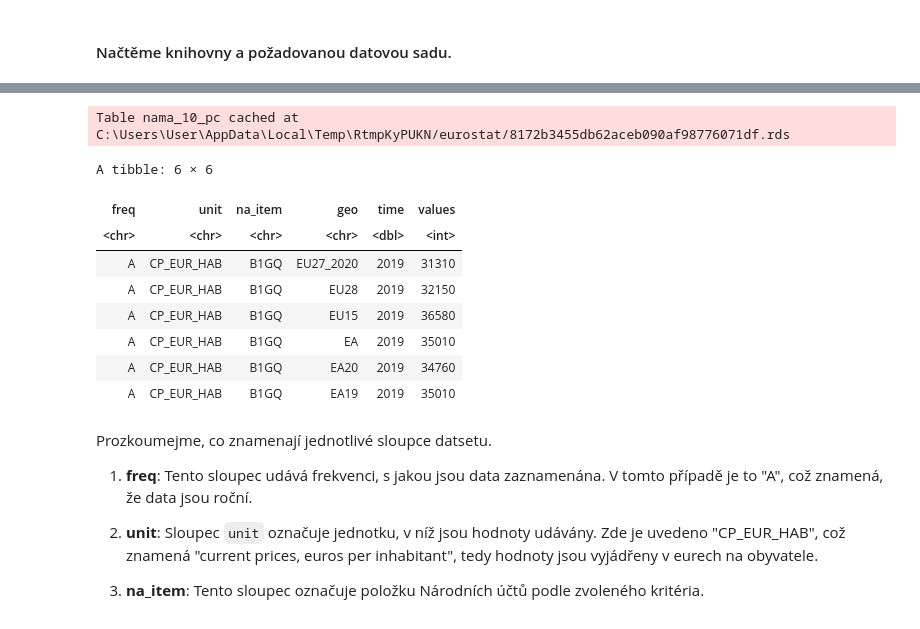
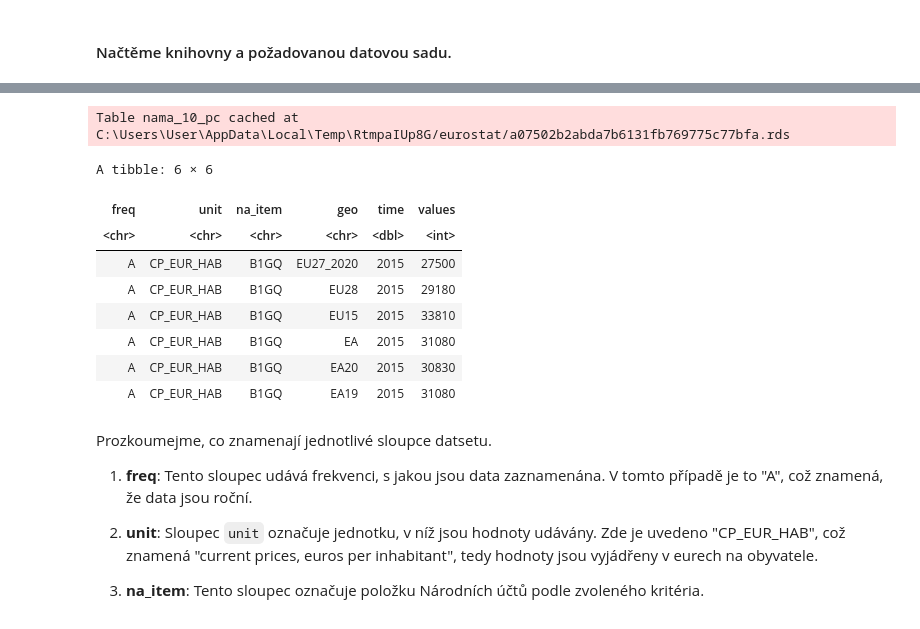
Before and after one commit to SychovaDaria/Prs, a Jupyter notebook: project 3/SP3.ipynb, the cells around one changed output, grey strips where cells are left out. Drawn from its saved outputs; the diff is of its cells as text; code cells hidden in the pictures.

```diff
--- a/project 3/SP3.ipynb
+++ b/project 3/SP3.ipynb
@@ -29,20 +42,20 @@ library(tidyverse)
 # %%
 # Načtení dat o HDP v tržních cenách v eurech na obyvatele
-data <- get_eurostat("nama_10_pc", time_format = "num", filters = list(na_item = "B1GQ", unit = "CP_EUR_HAB", time = 2019))
+data <- get_eurostat("nama_10_pc", time_format = "num", filters = list(na_item = "B1GQ", unit = "CP_EUR_HAB", time = 2015))
 
 # Zobrazení prvních řádků dat pro kontrolu
 head(data)
 # %% [output]
-Table nama_10_pc cached at C:\Users\User\AppData\Local\Temp\RtmpKyPUKN/eurostat/8172b3455db62aceb090af98776071df.rds
+Table nama_10_pc cached at C:\Users\User\AppData\Local\Temp\RtmpaIUp8G/eurostat/a07502b2abda7b6131fb769775c77bfa.rds
 A tibble: 6 × 6
 | freq | unit | na_item | geo | time | values |
 | <chr> | <chr> | <chr> | <chr> | <dbl> | <int> |
-| A | CP_EUR_HAB | B1GQ | EU27_2020 | 2019 | 31310 |
-| A | CP_EUR_HAB | B1GQ | EU28 | 2019 | 32150 |
-| A | CP_EUR_HAB | B1GQ | EU15 | 2019 | 36580 |
-| A | CP_EUR_HAB | B1GQ | EA | 2019 | 35010 |
-| A | CP_EUR_HAB | B1GQ | EA20 | 2019 | 34760 |
-| A | CP_EUR_HAB | B1GQ | EA19 | 2019 | 35010 |
+| A | CP_EUR_HAB | B1GQ | EU27_2020 | 2015 | 27500 |
+| A | CP_EUR_HAB | B1GQ | EU28 | 2015 | 29180 |
+| A | CP_EUR_HAB | B1GQ | EU15 | 2015 | 33810 |
+| A | CP_EUR_HAB | B1GQ | EA | 2015 | 31080 |
+| A | CP_EUR_HAB | B1GQ | EA20 | 2015 | 30830 |
+| A | CP_EUR_HAB | B1GQ | EA19 | 2015 | 31080 |
 # %% [markdown]
 Prozkoumejme, co znamenají jednotlivé sloupce datsetu.
 
```
Also changed, not shown: parts of 19 cells of this notebook.
